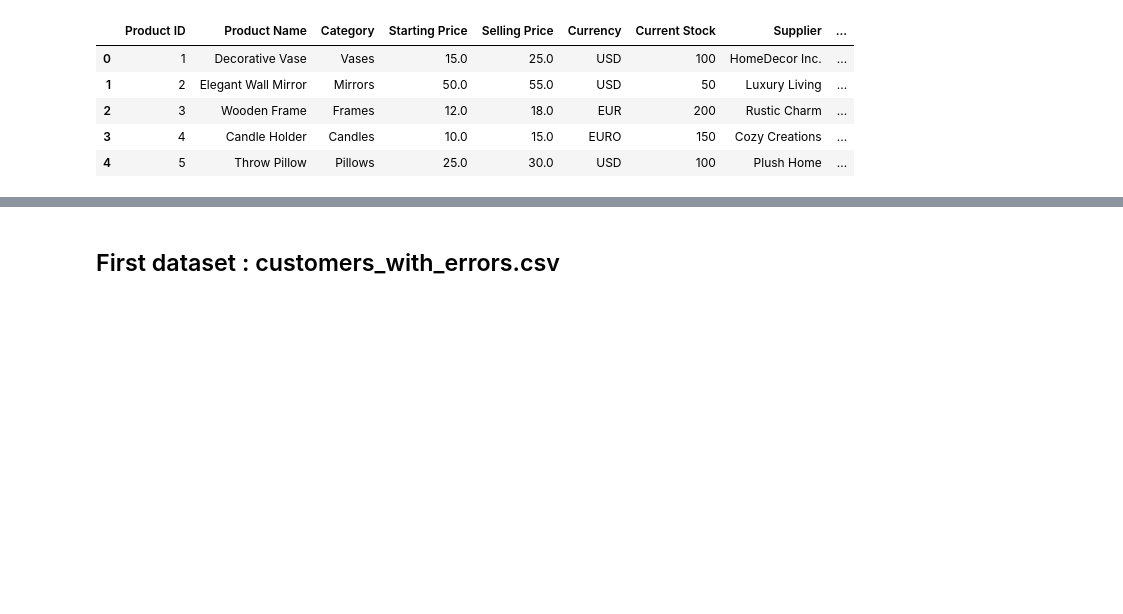
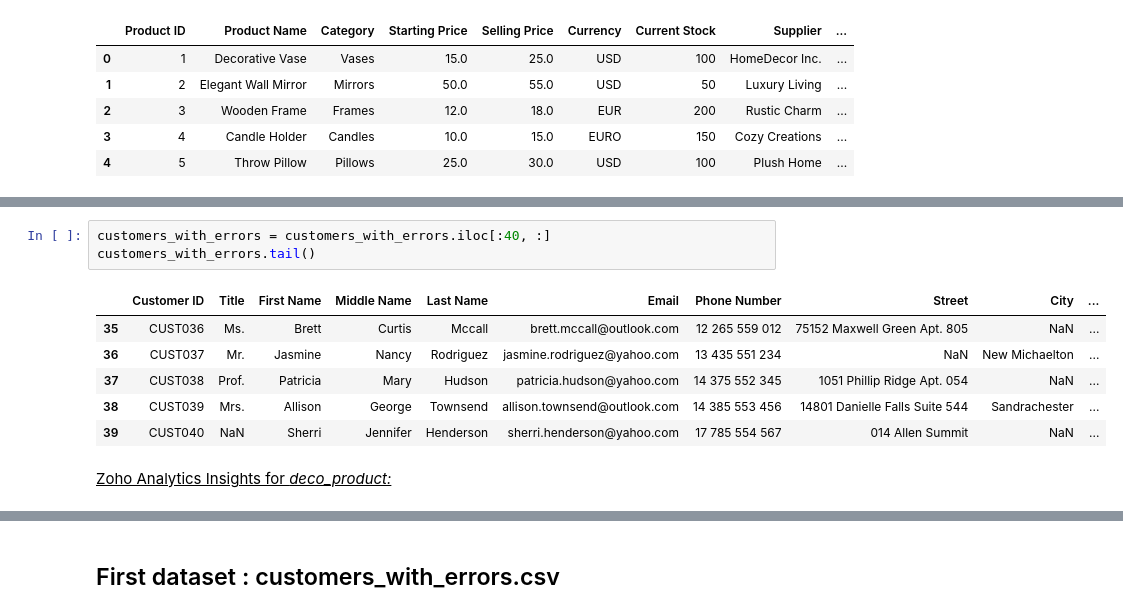
Before and after one commit to Chelsie1234/data-quality, a Jupyter notebook: Data management Homework assignment.ipynb, the cells around one changed output, grey strips where cells are left out. Drawn from its saved outputs; the diff is of its cells as text; blank space fills up the shorter version.

```diff
--- a/Data management Homework assignment.ipynb
+++ b/Data management Homework assignment.ipynb
@@ -52,0 +112,12 @@ deco_product.head()
+# %%
+customers_with_errors = customers_with_errors.iloc[:40, :]
+customers_with_errors.tail()
+# %% [output]
+|  | Customer ID | Title | First Name | Middle Name | Last Name | Email | Phone Number | Street | City | ... |
+| 35 | CUST036 | Ms. | Brett | Curtis | Mccall | brett.mccall@outlook.com | 12 265 559 012 | 75152 Maxwell Green Apt. 805 | NaN | ... |
+| 36 | CUST037 | Mr. | Jasmine | Nancy | Rodriguez | jasmine.rodriguez@yahoo.com | 13 435 551 234 | NaN | New Michaelton | ... |
+| 37 | CUST038 | Prof. | Patricia | Mary | Hudson | patricia.hudson@yahoo.com | 14 375 552 345 | 1051 Phillip Ridge Apt. 054 | NaN | ... |
+| 38 | CUST039 | Mrs. | Allison | George | Townsend | allison.townsend@outlook.com | 14 385 553 456 | 14801 Danielle Falls Suite 544 | Sandrachester | ... |
+| 39 | CUST040 | NaN | Sherri | Jennifer | Henderson | sherri.henderson@yahoo.com | 17 785 554 567 | 014 Allen Summit | NaN | ... |
+# %% [markdown]
+<u>Zoho Analytics Insights for <i>deco_product:</i></u>
```
Also changed, not shown: parts of 36 cells of this notebook.
